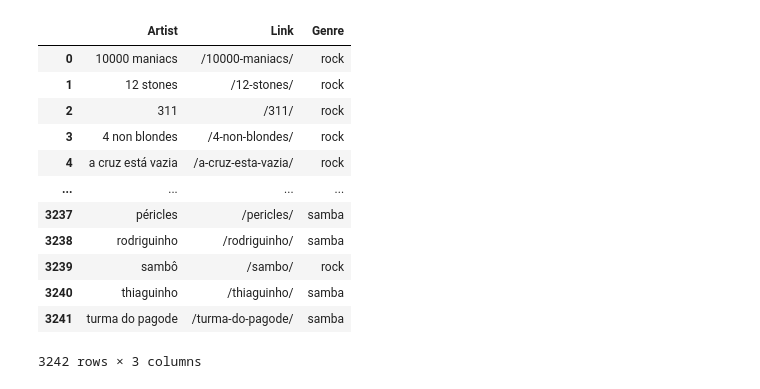
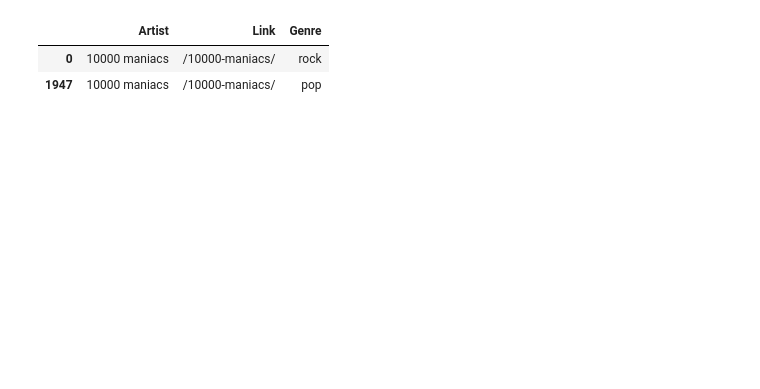
Before and after one commit to Simonymous/Songtext-KI, a Jupyter notebook: NTT Official Project.ipynb, the cells around one changed output. Saved outputs shown, nothing was run; the diff lists cells and outputs as text; code cells hidden in the pictures; blank space fills up the shorter version.

```diff
--- a/NTT Official Project.ipynb
+++ b/NTT Official Project.ipynb
@@ -1,45 +1,46 @@
 # %%
 import pandas as pd
 
 pathLyrics = "./song-lyrics/lyrics-data.csv"
 pathArtists = "./song-lyrics/artists-data.csv"
 
 dataframeLyrics = pd.read_csv(pathLyrics)
 dataframeArtists = pd.read_csv(pathArtists)
 
 #Only English + lowercase
 #TODO: Chordsheets filtern
 dataLyricsFilterd = dataframeLyrics[dataframeLyrics['Idiom'] == 'ENGLISH']
 #dataLyricsFilterd = dataLyricsFilterd[dataLyricsFilterd['Lyric'] != 'Instrumental']
 #dataLyricsFilterd = dataLyricsFilterd[dataLyricsFilterd['Lyric'] != 'Instrumental.']
 
 dataLyricsFilterd = dataLyricsFilterd.apply(lambda x: x.astype(str).str.lower())
 dataArtistsFilterd = dataframeArtists.apply(lambda x: x.astype(str).str.lower())
 del dataArtistsFilterd['Genres']
 del dataArtistsFilterd['Popularity']
 del dataArtistsFilterd['Songs']
 
+dataArtistsFilterd = dataArtistsFilterd[dataArtistsFilterd['Genre'] != 'samba']
+dataArtistsFilterd = dataArtistsFilterd[dataArtistsFilterd['Genre'] != 'sertanejo']
+dataArtistsFilterd = dataArtistsFilterd[dataArtistsFilterd['Genre'] != 'funk carioca']
+
+dataArtistsFilterd = dataArtistsFilterd[dataArtistsFilterd['Artist'] == '10000 maniacs']
 #Hier ungewünschte Begriffe einfügen
-patternDel = ["----", "instrumental","==="]
+patternDel = ["---", "instrumental","==="]
 for patt in patternDel:
     filter = dataLyricsFilterd['Lyric'].str.contains(patt)
     dataLyricsFilterd = dataLyricsFilterd[~filter]
-#dataLyricsFilterd
+
+
+
+
+
+#dataArtistsFilterd
+#dataLyricsFilterd.to_csv('filterdData.csv')
+
 dataArtistsFilterd
-#dataLyricsFilterd.to_csv('filterdData.csv')
 # %% [output]
 |  | Artist | Link | Genre |
 | 0 | 10000 maniacs | /10000-maniacs/ | rock |
-| 1 | 12 stones | /12-stones/ | rock |
-| 2 | 311 | /311/ | rock |
-| 3 | 4 non blondes | /4-non-blondes/ | rock |
-| 4 | a cruz está vazia | /a-cruz-esta-vazia/ | rock |
-| ... | ... | ... | ... |
-| 3237 | péricles | /pericles/ | samba |
-| 3238 | rodriguinho | /rodriguinho/ | samba |
-| 3239 | sambô | /sambo/ | rock |
-| 3240 | thiaguinho | /thiaguinho/ | samba |
-| 3241 | turma do pagode | /turma-do-pagode/ | samba |
+| 1947 | 10000 maniacs | /10000-maniacs/ | pop |
-3242 rows × 3 columns
 # %%
 mergedData = pd.merge(dataLyricsFilterd, dataArtistsFilterd, how='inner', left_on='ALink',right_on='Link')
```
Also changed, not shown: parts of 4 cells of this notebook.
